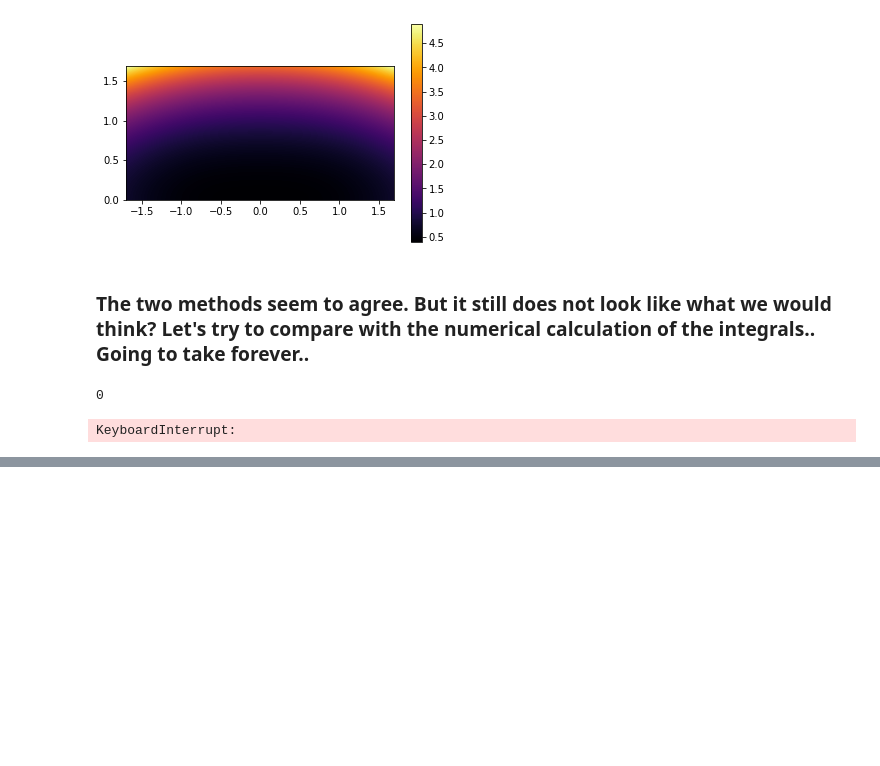
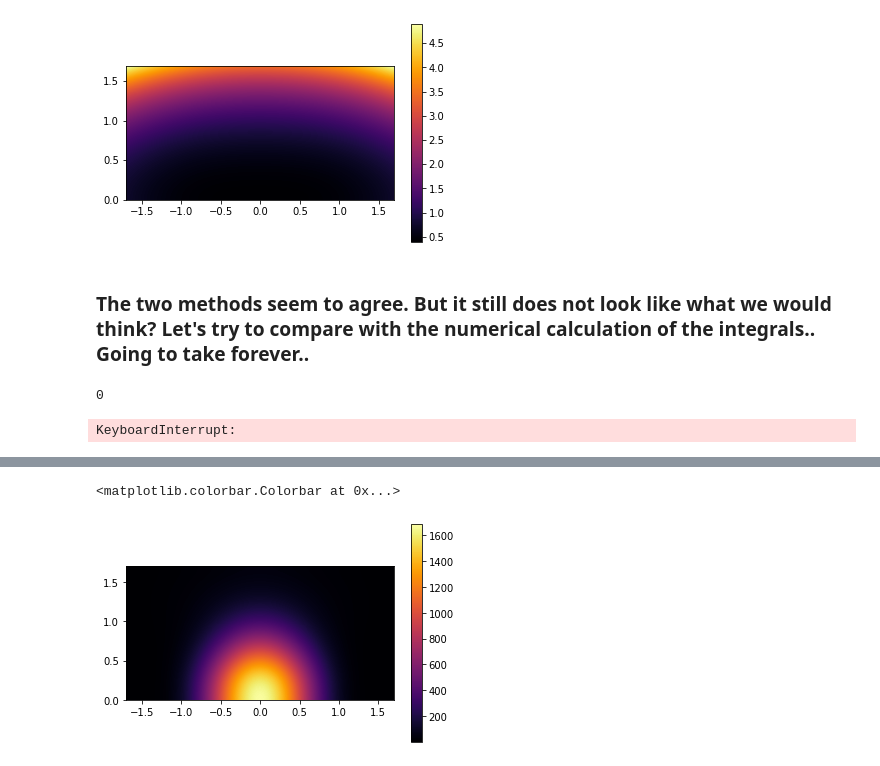
Before and after one commit to MadsCarlsen/Projekter, a Jupyter notebook: Prefacor_plots.ipynb, the cells around one changed output, grey strips where cells are left out. Saved outputs shown, nothing was run; the diff lists cells and outputs as text; code cells hidden in the pictures; blank space fills up the shorter version.

```diff
--- a/Prefacor_plots.ipynb
+++ b/Prefacor_plots.ipynb
@@ -155,0 +255,7 @@ KeyboardInterrupt:
+# %%
+plt.imshow(np.flip(M_square.T,0), cmap='inferno', aspect=1, interpolation = 'bicubic', #norm=LogNorm(vmin=M_max*1e-6, vmax=M_max),
+           extent = (np.amin(pz_list), np.amax(pz_list), np.amin(px_list), np.amax(px_list)))
+plt.colorbar()
+# %% [output]
+<matplotlib.colorbar.Colorbar at 0x...>
+[figure, added]
```
Also changed, not shown: parts of 6 cells of this notebook, 4 other files.
